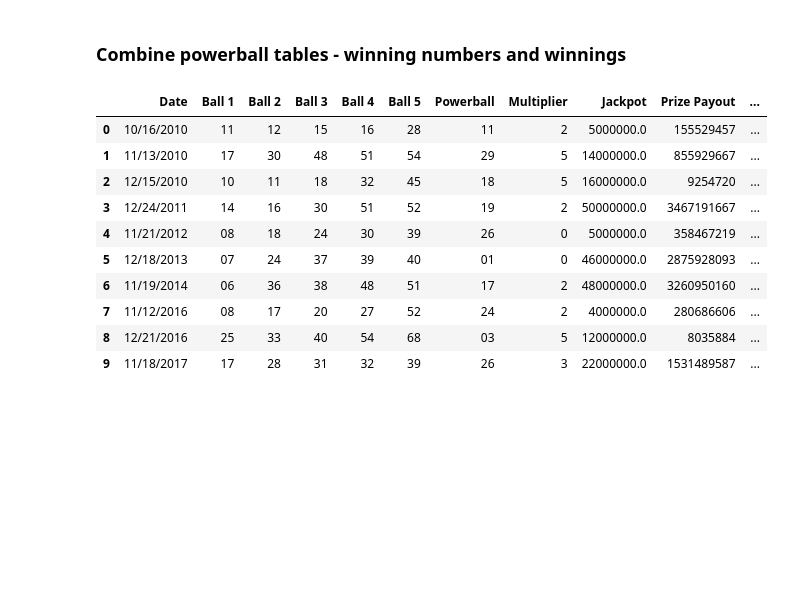
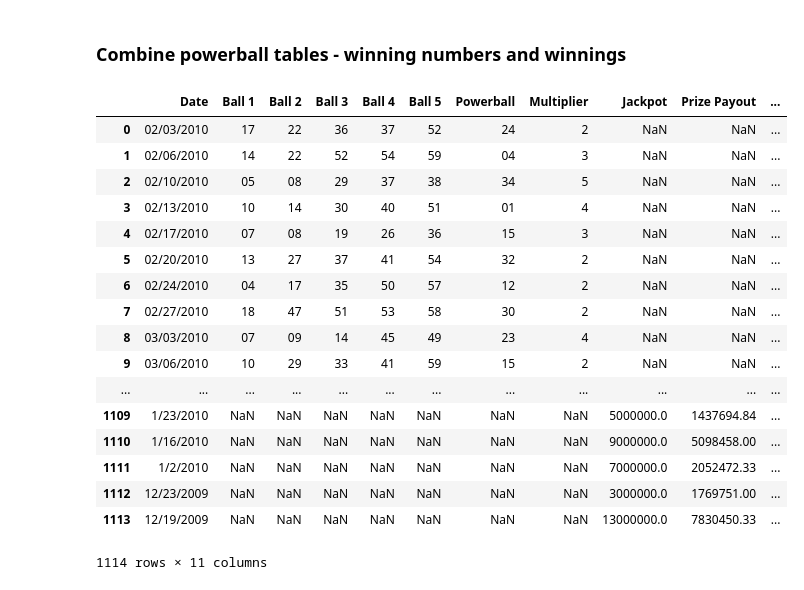
Before and after one commit to feldtmam/Florida_Lottery_ETL_Project, a Jupyter notebook: Florida_lottery_payouts2019.ipynb, the cells around one changed output. Saved outputs shown, nothing was run; the diff lists cells and outputs as text; code cells hidden in the pictures; blank space fills up the shorter version.

```diff
--- a/Florida_lottery_payouts2019.ipynb
+++ b/Florida_lottery_payouts2019.ipynb
@@ -833,7 +851,8 @@ combined_list_lotto_winners=combined_list_lotto_winners.rename(columns = {0:'Spa
 # dropping duplicate values
 combined_list_lotto_winners.drop_duplicates(keep='first',inplace=True)
 
-
+#fix the specific number that had a . instaed of ,
+combined_list_lotto_winners['Prize Payout']=combined_list_lotto_winners['Prize Payout'].str.replace('14.472,660.99', '14472,660.99', regex=False)
 #change the order of the columns
 combined_list_lotto_winners = combined_list_lotto_winners[['Date', 'Jackpot','Prize Payout', 'Number of Winners']]
 #remove duplicate rows - duplicates due to multiple winners
@@ -843,11 +862,12 @@ combined_list_lotto_winners['Jackpot'] = [x.strip('$') for x in combined_list_lo
 combined_list_lotto_winners['Jackpot'] = pd.to_numeric(combined_list_lotto_winners['Jackpot'])
 combined_list_lotto_winners['Jackpot'] = [round(x,2) for x in combined_list_lotto_winners['Jackpot']]
 combined_list_lotto_winners['Prize Payout']=combined_list_lotto_winners['Prize Payout'].str.replace(',', '', regex=False)
-combined_list_lotto_winners['Prize Payout']=combined_list_lotto_winners['Prize Payout'].str.replace('.00', '', regex=False)
-combined_list_lotto_winners['Prize Payout']=combined_list_lotto_winners['Prize Payout'].str.replace('.', '', regex=False)
+
+
+
 combined_list_lotto_winners['Prize Payout'] = [x.strip('$') for x in combined_list_lotto_winners['Prize Payout']]
 combined_list_lotto_winners['Prize Payout'] = pd.to_numeric(combined_list_lotto_winners['Prize Payout'])
 combined_list_lotto_winners['Prize Payout'] = [round(x,2) for x in combined_list_lotto_winners['Prize Payout']]
-combined_list_lotto_winners.head()
+combined_list_lotto_winners.head(72)
 # %% [output]
 |  | Date | Jackpot | Prize Payout | Number of Winners |
@@ -868,20 +900,28 @@ Done
 # %% [markdown]
 ### Combine powerball tables - winning numbers and winnings
 # %%
-df_powerball_combined = pd.merge(combined_list_powerball, combined_list_lotto_winners, on='Date', how='inner')
+#Just a test - not completed due to time contraints
+df_powerball_combined = pd.merge(combined_list_powerball, combined_list_lotto_winners, on='Date', how='outer')
 df_powerball_combined
 # %% [output]
 |  | Date | Ball 1 | Ball 2 | Ball 3 | Ball 4 | Ball 5 | Powerball | Multiplier | Jackpot | Prize Payout | ... |
-| 0 | 10/16/2010 | 11 | 12 | 15 | 16 | 28 | 11 | 2 | 5000000.0 | 155529457 | ... |
-| 1 | 11/13/2010 | 17 | 30 | 48 | 51 | 54 | 29 | 5 | 14000000.0 | 855929667 | ... |
-| 2 | 12/15/2010 | 10 | 11 | 18 | 32 | 45 | 18 | 5 | 16000000.0 | 9254720 | ... |
-| 3 | 12/24/2011 | 14 | 16 | 30 | 51 | 52 | 19 | 2 | 50000000.0 | 3467191667 | ... |
-| 4 | 11/21/2012 | 08 | 18 | 24 | 30 | 39 | 26 | 0 | 5000000.0 | 358467219 | ... |
-| 5 | 12/18/2013 | 07 | 24 | 37 | 39 | 40 | 01 | 0 | 46000000.0 | 2875928093 | ... |
-| 6 | 11/19/2014 | 06 | 36 | 38 | 48 | 51 | 17 | 2 | 48000000.0 | 3260950160 | ... |
-| 7 | 11/12/2016 | 08 | 17 | 20 | 27 | 52 | 24 | 2 | 4000000.0 | 280686606 | ... |
-| 8 | 12/21/2016 | 25 | 33 | 40 | 54 | 68 | 03 | 5 | 12000000.0 | 8035884 | ... |
-| 9 | 11/18/2017 | 17 | 28 | 31 | 32 | 39 | 26 | 3 | 22000000.0 | 1531489587 | ... |
+| 0 | 02/03/2010 | 17 | 22 | 36 | 37 | 52 | 24 | 2 | NaN | NaN | ... |
+| 1 | 02/06/2010 | 14 | 22 | 52 | 54 | 59 | 04 | 3 | NaN | NaN | ... |
+| 2 | 02/10/2010 | 05 | 08 | 29 | 37 | 38 | 34 | 5 | NaN | NaN | ... |
+| 3 | 02/13/2010 | 10 | 14 | 30 | 40 | 51 | 01 | 4 | NaN | NaN | ... |
+| 4 | 02/17/2010 | 07 | 08 | 19 | 26 | 36 | 15 | 3 | NaN | NaN | ... |
+| 5 | 02/20/2010 | 13 | 27 | 37 | 41 | 54 | 32 | 2 | NaN | NaN | ... |
+| 6 | 02/24/2010 | 04 | 17 | 35 | 50 | 57 | 12 | 2 | NaN | NaN | ... |
+| 7 | 02/27/2010 | 18 | 47 | 51 | 53 | 58 | 30 | 2 | NaN | NaN | ... |
+| 8 | 03/03/2010 | 07 | 09 | 14 | 45 | 49 | 23 | 4 | NaN | NaN | ... |
+| 9 | 03/06/2010 | 10 | 29 | 33 | 41 | 59 | 15 | 2 | NaN | NaN | ... |
+| ... | ... | ... | ... | ... | ... | ... | ... | ... | ... | ... | ... |
+| 1109 | 1/23/2010 | NaN | NaN | NaN | NaN | NaN | NaN | NaN | 5000000.0 | 1437694.84 | ... |
+| 1110 | 1/16/2010 | NaN | NaN | NaN | NaN | NaN | NaN | NaN | 9000000.0 | 5098458.00 | ... |
+| 1111 | 1/2/2010 | NaN | NaN | NaN | NaN | NaN | NaN | NaN | 7000000.0 | 2052472.33 | ... |
+| 1112 | 12/23/2009 | NaN | NaN | NaN | NaN | NaN | NaN | NaN | 3000000.0 | 1769751.00 | ... |
+| 1113 | 12/19/2009 | NaN | NaN | NaN | NaN | NaN | NaN | NaN | 13000000.0 | 7830450.33 | ... |
+1114 rows × 11 columns
 # %%
 #Call the write to MongoDB function to add the dataframe to the db
 write_df_to_mongoDB(  df_powerball_combined,\
```
Also changed, not shown: parts of 9 cells of this notebook, 1 other file.
